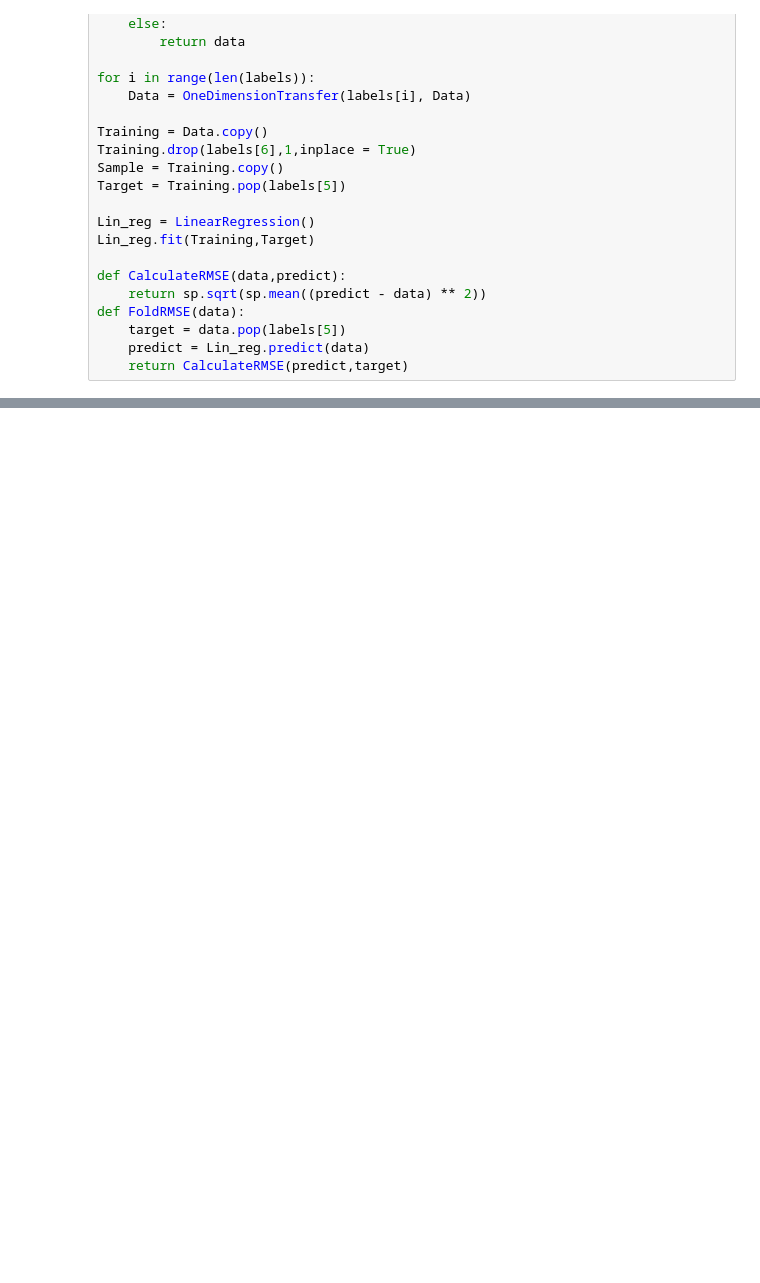
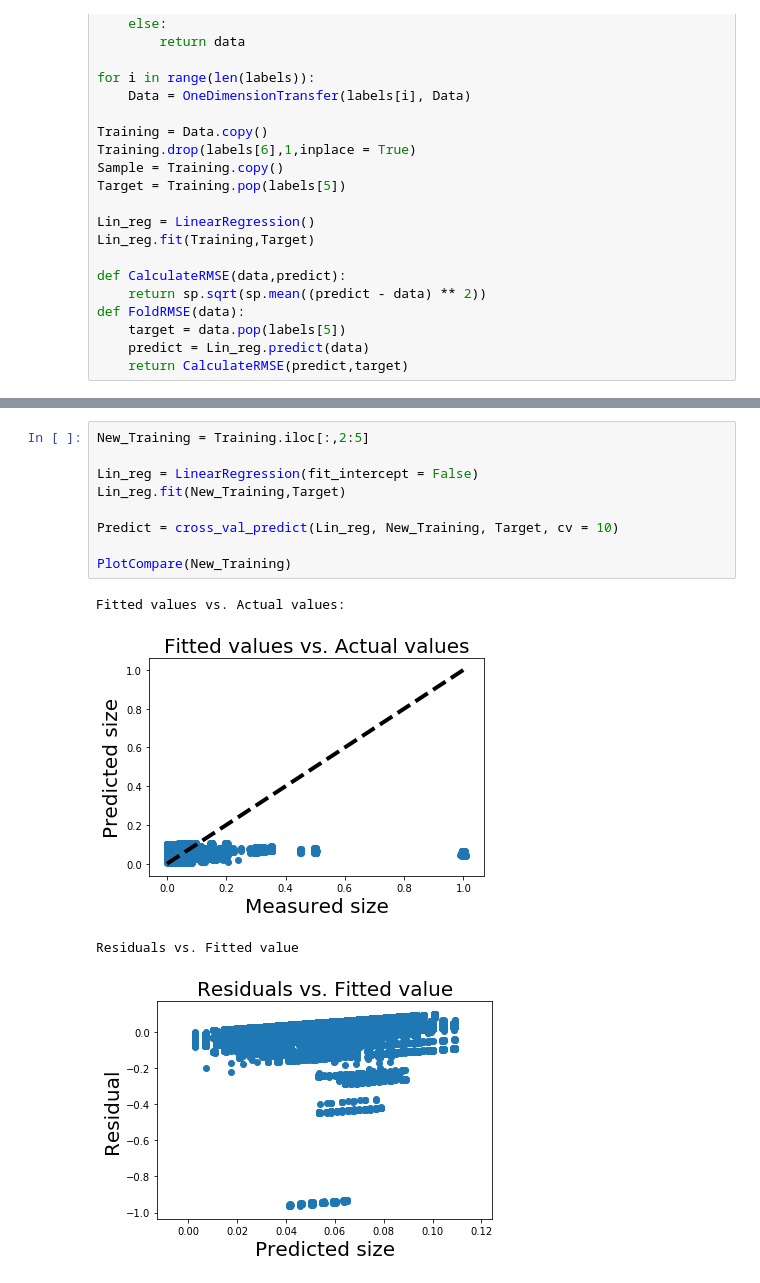
Before and after one commit to HonglanHuang/ee219, a Jupyter notebook: project4/codes/Part 2a.ipynb, the cells around one changed output, grey strips where cells are left out. Cells and saved outputs as stored; diff of their text form; blank space fills up the shorter version.

```diff
--- a/project4/codes/Part 2a.ipynb
+++ b/project4/codes/Part 2a.ipynb
@@ -206,0 +224,14 @@ Residuals vs. Fitted value
+# %%
+New_Training = Training.iloc[:,2:5]
+
+Lin_reg = LinearRegression(fit_intercept = False)
+Lin_reg.fit(New_Training,Target)
+
+Predict = cross_val_predict(Lin_reg, New_Training, Target, cv = 10)
+
+PlotCompare(New_Training)
+# %% [output]
+Fitted values vs. Actual values:
+[figure, added]
+Residuals vs. Fitted value
+[figure, added]
```
Also changed, not shown: parts of 7 cells of this notebook.
